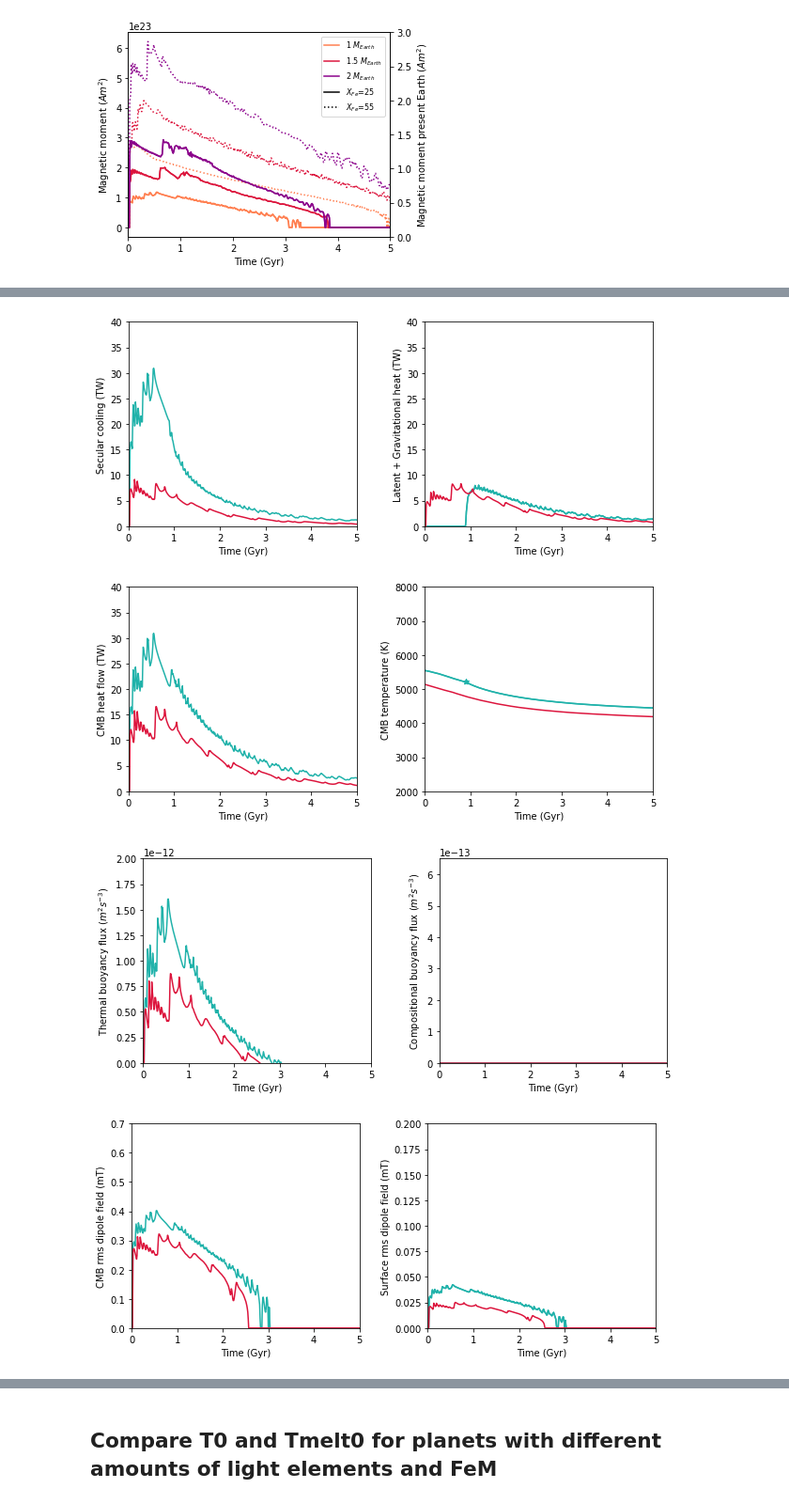
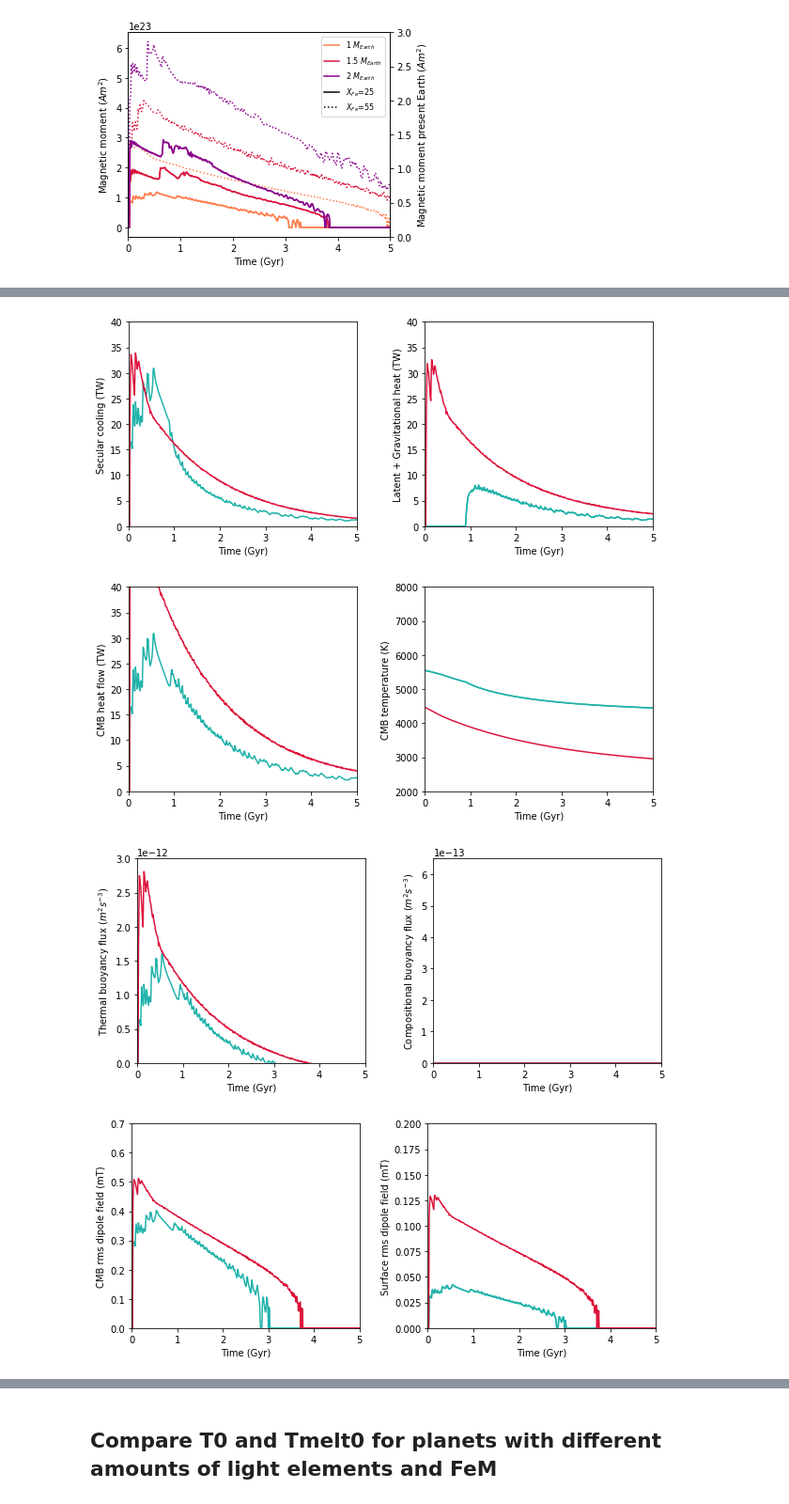
Before and after one commit to irenebonati/exo-cores, a Jupyter notebook: Planets_Evolution.ipynb, the cells around one changed output, grey strips where cells are left out. Shown at 94% size. Cells and saved outputs as stored; diff of their text form; code cells hidden in the pictures.

```diff
--- a/Planets_Evolution.ipynb
+++ b/Planets_Evolution.ipynb
@@ -54,8 +54,8 @@ oslo_r = reverse_colourmap(oslo)
 bamako_r = reverse_colourmap(bamako)
 bilbao_r = reverse_colourmap(bilbao)
 # %%
-Mp  = 1.1
-XFe = 30.
+Mp  = 1.
+XFe = 50.
 FeM = 0.
 S = 0.0
 
@@ -441,8 +440,8 @@ plot_evolution(1,Masses,Fe,M,yl="Magnetic moment ($A m^{2}$)",figsize=[5,4],leg=
 [figure]
 # %%
 Masses = [1.]
-Fe = [0.,10.]
-Fe_mantle = 25.
+Fe = [25.,50.]
+Fe_mantle = 0.
 S=0.
 
 T_ICB = np.zeros((499,len(Fe)*len(Masses)),dtype=np.float64)
@@ -467,8 +466,8 @@ T_CMB0 = np.zeros_like(t_IC0)
 for i, mass in enumerate(Masses):
     for j,iron in enumerate(Fe):
         Mp = mass
-        FeM = iron
-        XFe = Fe_mantle
+        FeM = Fe_mantle
+        XFe = iron
         S=0.
 
         Planet = evolution.Rocky_Planet(Mp,XFe,FeM,S)
@@ -518,7 +517,7 @@ plot_evolution(2,Masses,Fe,arr,yl,figsize=[10,4],yltop=[40,8000],ylbot=[0,2000],
 # Plot buoyancy fluxes
 yl = ["Thermal buoyancy flux ($m^{2}s^{-3}$)","Compositional buoyancy flux ($m^{2}s^{-3}$)"]
 arr = [F_th,F_X]
-plot_evolution(2,Masses,Fe,arr,yl,figsize=[10,4],yltop=[2e-12,6.5e-13],ylbot=[0,0],leg = (1.32, 1.),figname = "Evo_Fluxes.pdf")
+plot_evolution(2,Masses,Fe,arr,yl,figsize=[10,4],yltop=[3e-12,6.5e-13],ylbot=[0,0],leg = (1.32, 1.),figname = "Evo_Fluxes.pdf")
 
 # Plot rms dipole field at the surface and at the CMB
 yl = ["CMB rms dipole field (mT)","Surface rms dipole field (mT)"]
@@ -532,4 +531,4 @@ plot_evolution(1,Masses,Fe,M,yl="Magnetic moment ($A m^{2}$)",figsize=[5,4],ylto
-[figure, old version]
+[figure, new version]
-[figure, old version]
+[figure, new version]
-[figure, old version]
+[figure, new version]
-[figure, old version]
+[figure, new version]
```
Also changed, not shown: parts of 2 cells of this notebook, 3 other files.
